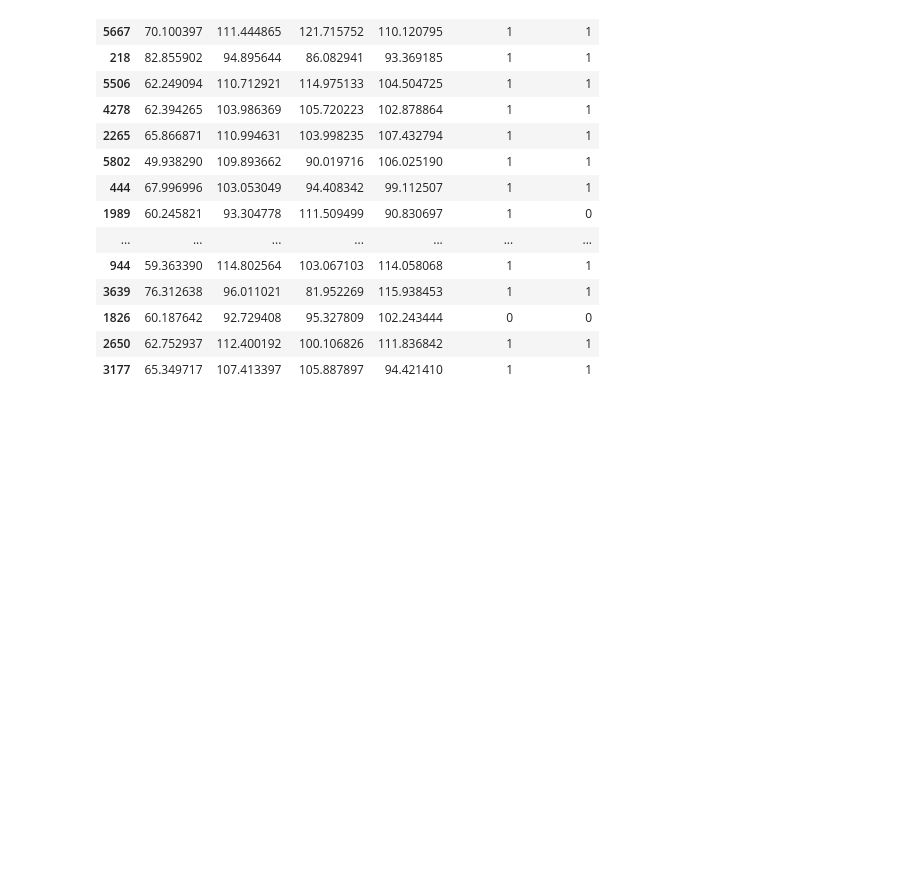
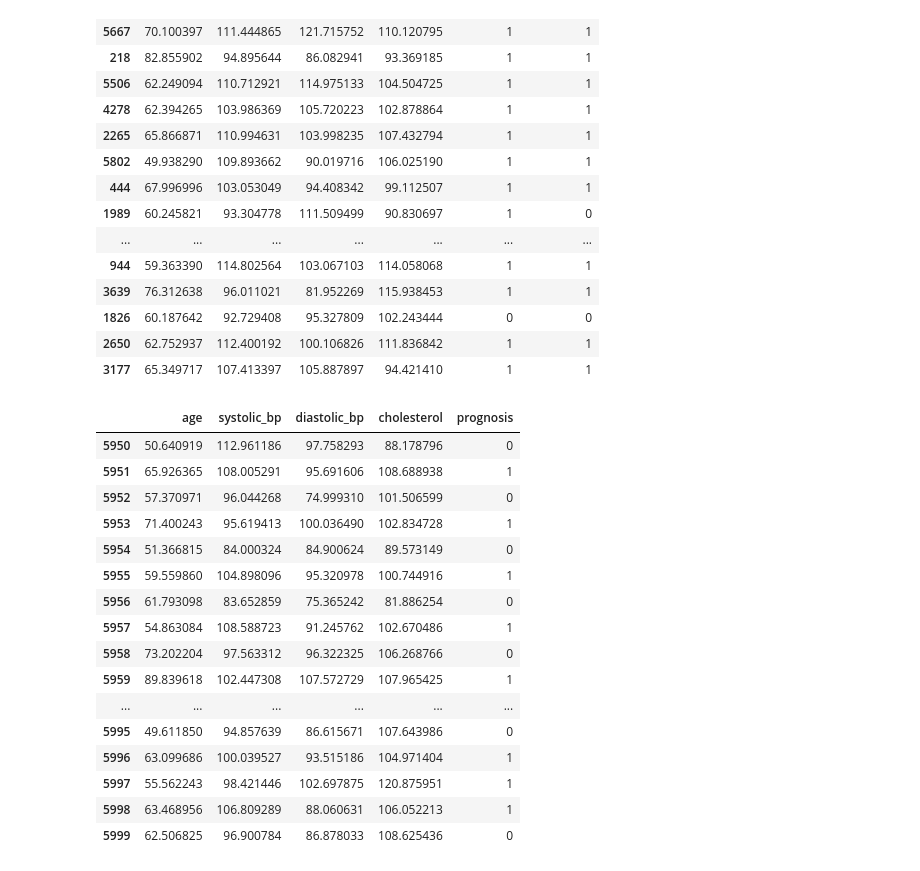
Before and after one commit to aatish-garje/Diabetic_Retinopathy_Prediction_Using_ML_Models, a Jupyter notebook: Project model test.ipynb, the cells around one changed output. Drawn from its saved outputs; the diff is of its cells as text; code cells hidden in the pictures; blank space fills up the shorter version.

```diff
--- a/Project model test.ipynb
+++ b/Project model test.ipynb
@@ -1170,3 +1156,24 @@ test_data.sample(50)
 | 1826 | 60.187642 | 92.729408 | 95.327809 | 102.243444 | 0 | 0 |
 | 2650 | 62.752937 | 112.400192 | 100.106826 | 111.836842 | 1 | 1 |
 | 3177 | 65.349717 | 107.413397 | 105.887897 | 94.421410 | 1 | 1 |
+# %%
+data.tail(50
+         )
+# %% [output]
+|  | age | systolic_bp | diastolic_bp | cholesterol | prognosis |
+| 5950 | 50.640919 | 112.961186 | 97.758293 | 88.178796 | 0 |
+| 5951 | 65.926365 | 108.005291 | 95.691606 | 108.688938 | 1 |
+| 5952 | 57.370971 | 96.044268 | 74.999310 | 101.506599 | 0 |
+| 5953 | 71.400243 | 95.619413 | 100.036490 | 102.834728 | 1 |
+| 5954 | 51.366815 | 84.000324 | 84.900624 | 89.573149 | 0 |
+| 5955 | 59.559860 | 104.898096 | 95.320978 | 100.744916 | 1 |
+| 5956 | 61.793098 | 83.652859 | 75.365242 | 81.886254 | 0 |
+| 5957 | 54.863084 | 108.588723 | 91.245762 | 102.670486 | 1 |
+| 5958 | 73.202204 | 97.563312 | 96.322325 | 106.268766 | 0 |
+| 5959 | 89.839618 | 102.447308 | 107.572729 | 107.965425 | 1 |
+| ... | ... | ... | ... | ... | ... |
+| 5995 | 49.611850 | 94.857639 | 86.615671 | 107.643986 | 0 |
+| 5996 | 63.099686 | 100.039527 | 93.515186 | 104.971404 | 1 |
+| 5997 | 55.562243 | 98.421446 | 102.697875 | 120.875951 | 1 |
+| 5998 | 63.468956 | 106.809289 | 88.060631 | 106.052213 | 1 |
+| 5999 | 62.506825 | 96.900784 | 86.878033 | 108.625436 | 0 |
```
Also changed, not shown: parts of 3 cells of this notebook.
